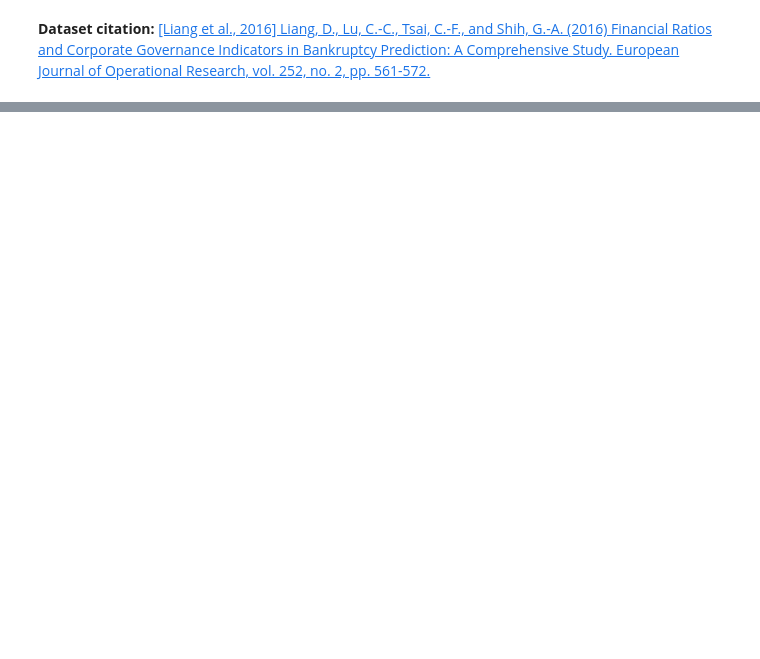
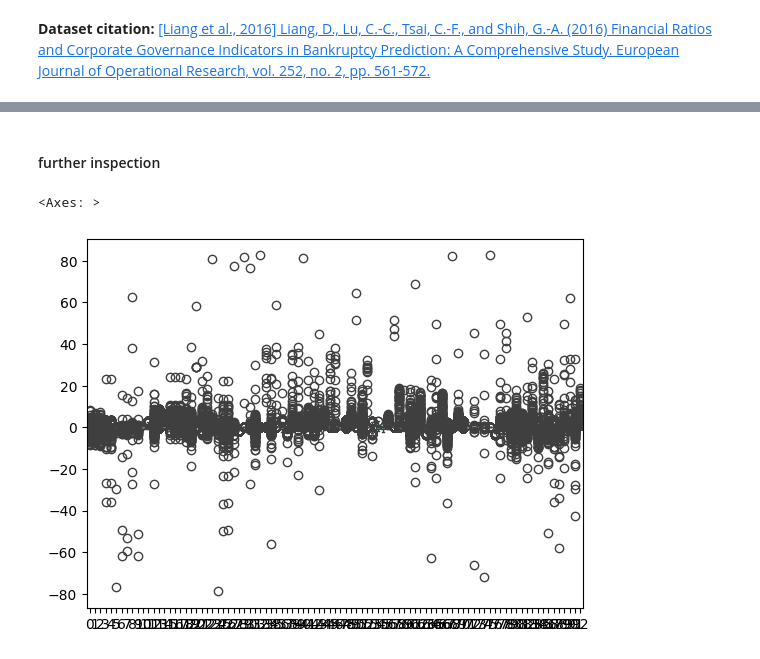
Before and after one commit to rsouza/MasterClassUseCase, a Jupyter notebook: 1_Classification/Company_Bankruptcy/classification_task_instruction_jupyter_af.ipynb, the cells around one changed output, grey strips where cells are left out. Cells and saved outputs as stored; diff of their text form; code cells hidden in the pictures; blank space fills up the shorter version.

```diff
--- a/1_Classification/Company_Bankruptcy/classification_task_instruction_jupyter_af.ipynb
+++ b/1_Classification/Company_Bankruptcy/classification_task_instruction_jupyter_af.ipynb
@@ -111,0 +115,3 @@ df = pd.read_csv(zf.open('Company_Bankruptcy.csv'))
+# %%
+feat_float=df.select_dtypes(include='float').columns
+len(feat_float)
@@ -111,0 +234,12 @@ df = pd.read_csv(zf.open('Company_Bankruptcy.csv'))
+# %% [markdown]
+#### further inspection
+# %%
+# to see if the outlier removal will change the picture fundamentally -> no
+scaler_standard = StandardScaler()
+scaler_standard.fit(df[feat_float])
+
+df_float_scaled_standard_beforeoutlier = scaler_standard.transform(df[feat_float])
+sns.boxplot(data=df_float_scaled_standard_beforeoutlier)
+# %% [output]
+<Axes: >
+[figure, added]
```
Also changed, not shown: parts of 98 cells of this notebook.
